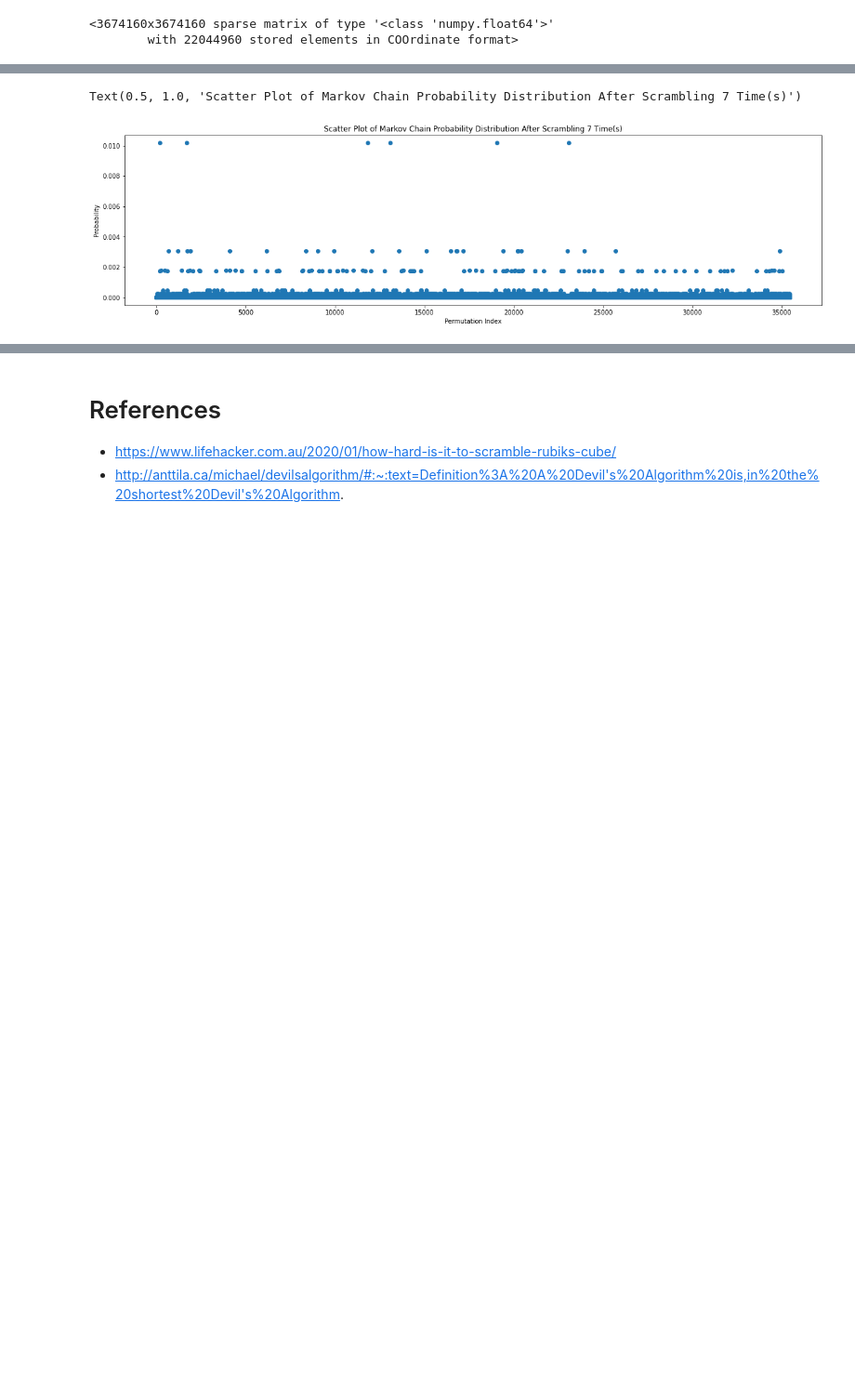
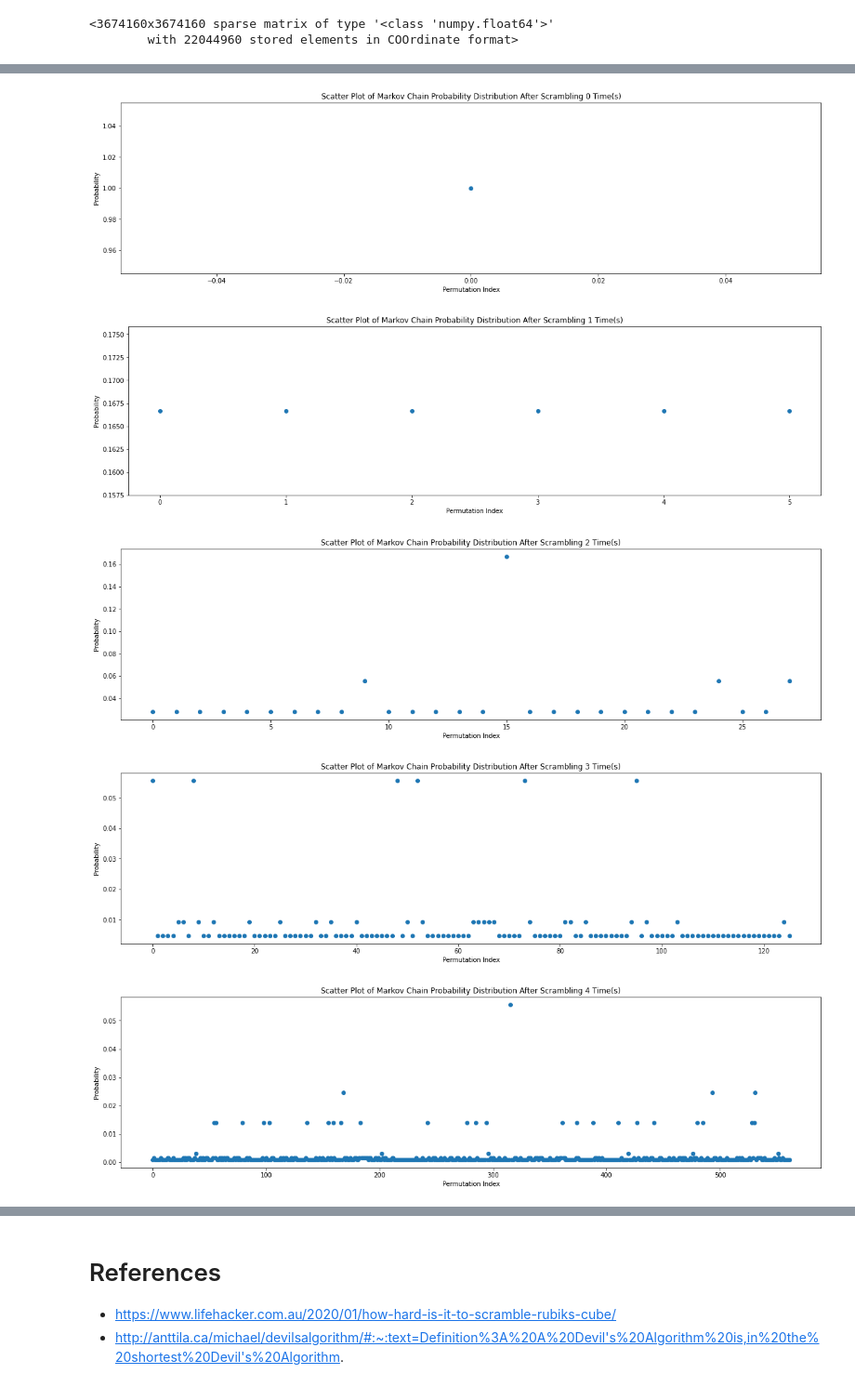
Before and after one commit to vskaush2/RubiksCubeMarkovChain, a Jupyter notebook: RubiksCubeGroupDemo.ipynb, the cells around one changed output, grey strips where cells are left out. Shown: that part at 93% size. Drawn from its saved outputs; the diff is of its cells as text; code cells hidden in the pictures; blank space fills up the shorter version.

```diff
--- a/RubiksCubeGroupDemo.ipynb
+++ b/RubiksCubeGroupDemo.ipynb
@@ -73,14 +105,13 @@ $\textbf{Note}:$ When $n=2,$ we have the special relations $\mathbf{F}^3=\mathbf
 def get_basic_moves(dim):
     if (dim==2):
         return ['F','L','U','FFF','LLL','UUU']
-    else:
-        return ['F','L','U','B','R','D']
+    return ['F','L','U','B','R','D']
 
 def get_perm(seq,dim):
     return CubeObject(dim=dim).rotate(seq).permutation
 
-dim=2
-basic_moves=get_basic_moves(dim)
-basic_perms={get_perm(seq,dim) for seq in get_basic_moves(dim)}
+n=2
+basic_moves=get_basic_moves(n)
+basic_perms={get_perm(seq,n) for seq in get_basic_moves(n)}
 dict(zip(basic_moves,basic_perms))
 # %% [output]
@@ -146,7 +177,7 @@ def update_face_rotation_subgroup_perms(all_perms):
     all_perms=all_perms.union(future_perms)
     return all_perms
 
-all_perms=load_face_rotation_subgroup_perms(dim)
+all_perms=load_face_rotation_subgroup_perms(n)
 len(all_perms)
 # %% [output]
 [Parallel(n_jobs=8)]: Using backend ThreadingBackend with 8 concurrent workers.
@@ -248,7 +281,7 @@ def get_transition_matrix_coo_format(transition_matrix_row_nonzero_column_indice
     return transition_matrix
 
 enumerated_dict, reversed_dict = enumerate_perms(all_perms)
-transition_matrix_row_nonzero_column_indices_dict=get_transition_matrix_row_nonzero_column_indices_dict(dim)
+transition_matrix_row_nonzero_column_indices_dict=get_transition_matrix_row_nonzero_column_indices_dict(n)
 transition_matrix = get_transition_matrix_coo_format(transition_matrix_row_nonzero_column_indices_dict)
 transition_matrix
 # %% [output]
@@ -292,13 +329,16 @@ def get_chain_distribution(dim,transition_matrix,t):
 # %%
-t=7
-pi=get_chain_distribution(dim,transition_matrix,t)
-values=pi.data
-indices=range(len(values))
-fig,ax=plt.subplots(figsize=(20,5))
-ax.scatter(indices,pi.data)
-ax.set_xlabel('Permutation Index')
-ax.set_ylabel('Probability')
-ax.set_title('Scatter Plot of Markov Chain Probability Distribution After Scrambling {} Time(s)'.format(t))
+for t in range(14):
+    pi=get_chain_distribution(n,transition_matrix,t)
+    values=pi.data
+    indices=range(len(values))
+    fig,ax=plt.subplots(figsize=(20,5))
+    ax.scatter(indices,pi.data)
+    ax.set_xlabel('Permutation Index')
+    ax.set_ylabel('Probability')
+    ax.set_title('Scatter Plot of Markov Chain Probability Distribution After Scrambling {} Time(s)'.format(t))
 # %% [output]
-Text(0.5, 1.0, 'Scatter Plot of Markov Chain Probability Distribution After Scrambling 7 Time(s)')
-[figure, old version]
+[figure, new version]
+[figure, added]
+[figure, added]
+[figure, added]
+[figure, added]
```
Also changed, not shown: parts of 15 cells of this notebook.
